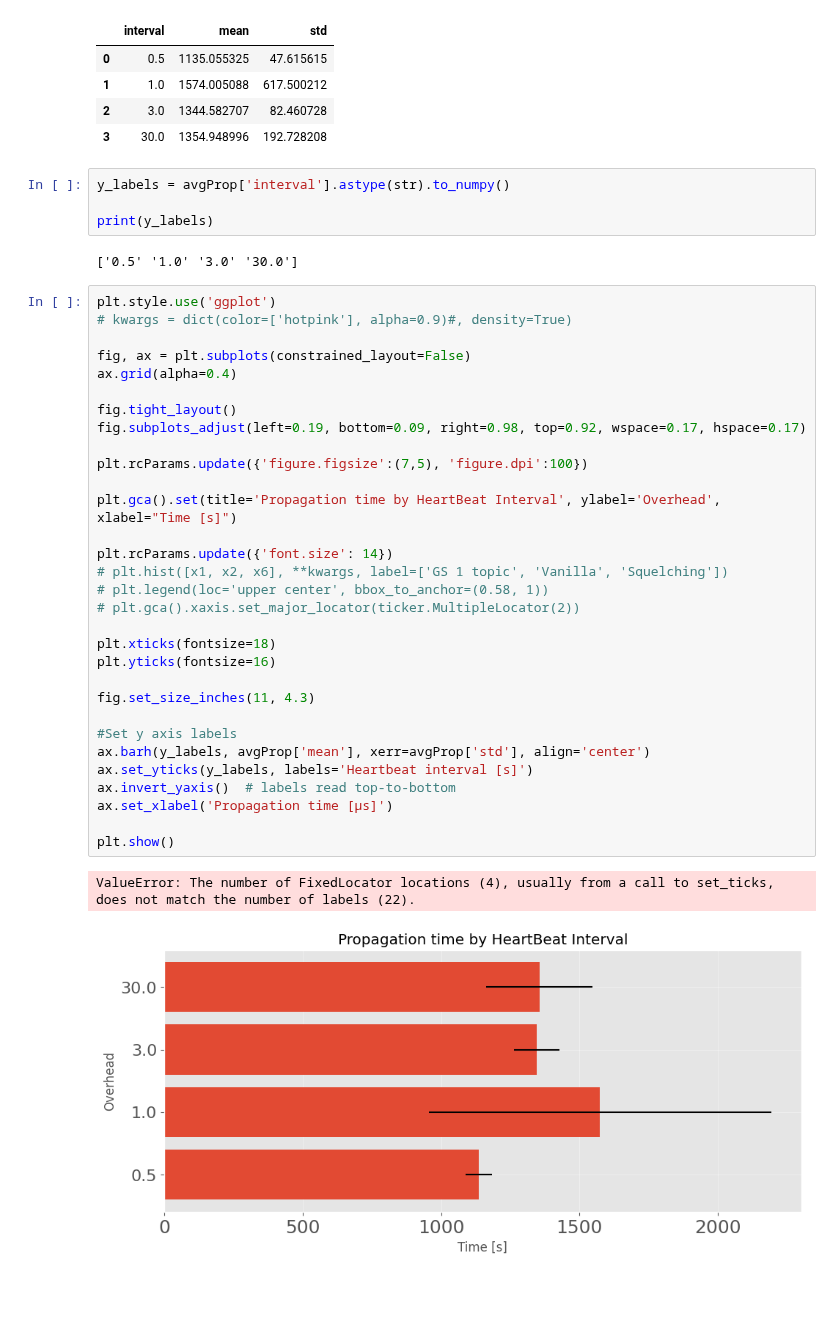
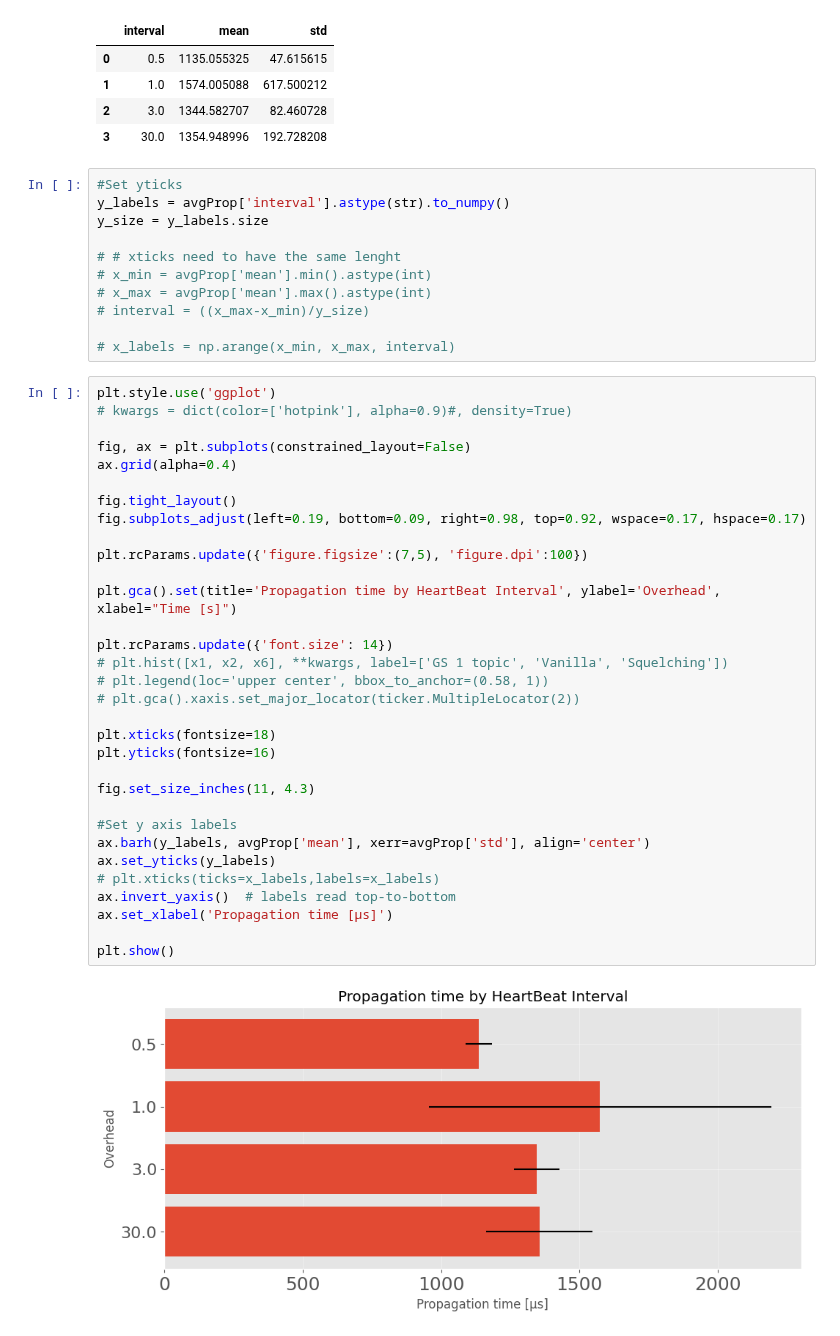
Before and after one commit to FlavScheidt/flexi-pipe, a Jupyter notebook: data/Notebooks/PropagationTime.ipynb, the cells around one changed output. Drawn from its saved outputs; the diff is of its cells as text; blank space fills up the shorter version.

```diff
--- a/data/Notebooks/PropagationTime.ipynb
+++ b/data/Notebooks/PropagationTime.ipynb
@@ -308,42 +308,47 @@ avgProp.head(100)
 | 2 | 3.0 | 1344.582707 | 82.460728 |
 | 3 | 30.0 | 1354.948996 | 192.728208 |
 # %%
+#Set yticks
 y_labels = avgProp['interval'].astype(str).to_numpy()
+y_size = y_labels.size
 
-print(y_labels)
+# # xticks need to have the same lenght
+# x_min = avgProp['mean'].min().astype(int)
+# x_max = avgProp['mean'].max().astype(int)
+# interval = ((x_max-x_min)/y_size)
+
+# x_labels = np.arange(x_min, x_max, interval)
-# %% [output]
-['0.5' '1.0' '3.0' '30.0']
 # %%
 plt.style.use('ggplot')
 # kwargs = dict(color=['hotpink'], alpha=0.9)#, density=True)
 
 fig, ax = plt.subplots(constrained_layout=False)
 ax.grid(alpha=0.4)
 
 fig.tight_layout()
 fig.subplots_adjust(left=0.19, bottom=0.09, right=0.98, top=0.92, wspace=0.17, hspace=0.17)
 
 plt.rcParams.update({'figure.figsize':(7,5), 'figure.dpi':100})
 
 plt.gca().set(title='Propagation time by HeartBeat Interval', ylabel='Overhead', xlabel="Time [s]")
 
 plt.rcParams.update({'font.size': 14})
 # plt.hist([x1, x2, x6], **kwargs, label=['GS 1 topic', 'Vanilla', 'Squelching'])
 # plt.legend(loc='upper center', bbox_to_anchor=(0.58, 1))
 # plt.gca().xaxis.set_major_locator(ticker.MultipleLocator(2))
 
 plt.xticks(fontsize=18)
 plt.yticks(fontsize=16)
 
 fig.set_size_inches(11, 4.3)
 
 #Set y axis labels
 ax.barh(y_labels, avgProp['mean'], xerr=avgProp['std'], align='center')
-ax.set_yticks(y_labels, labels='Heartbeat interval [s]')
+ax.set_yticks(y_labels)
+# plt.xticks(ticks=x_labels,labels=x_labels)
 ax.invert_yaxis()  # labels read top-to-bottom
 ax.set_xlabel('Propagation time [μs]')
 
 plt.show()
 # %% [output]
-ValueError: The number of FixedLocator locations (4), usually from a call to set_ticks, does not match the number of labels (22).
-[figure, old version]
+[figure, new version]
```
Also changed, not shown: 5 other files.
